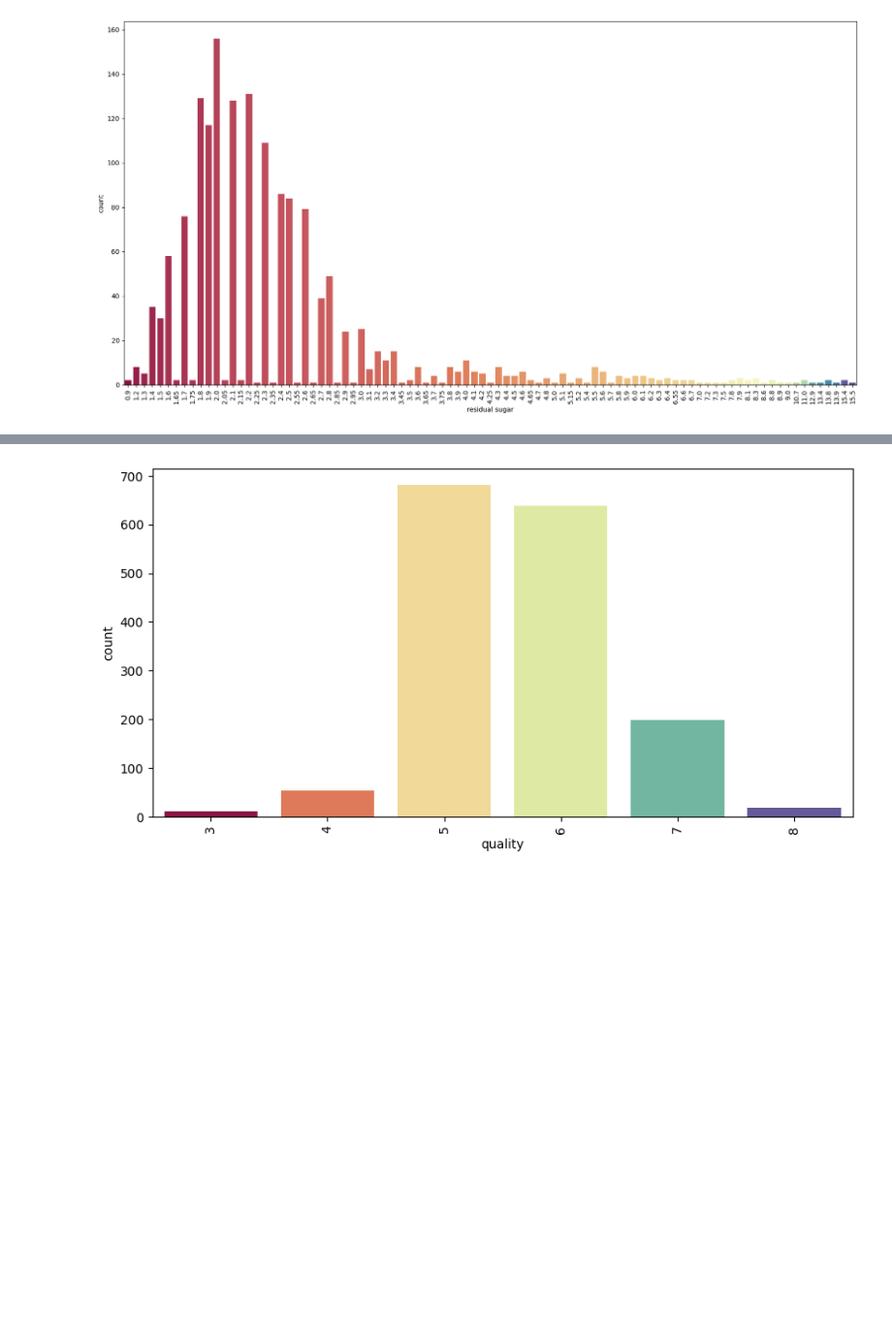
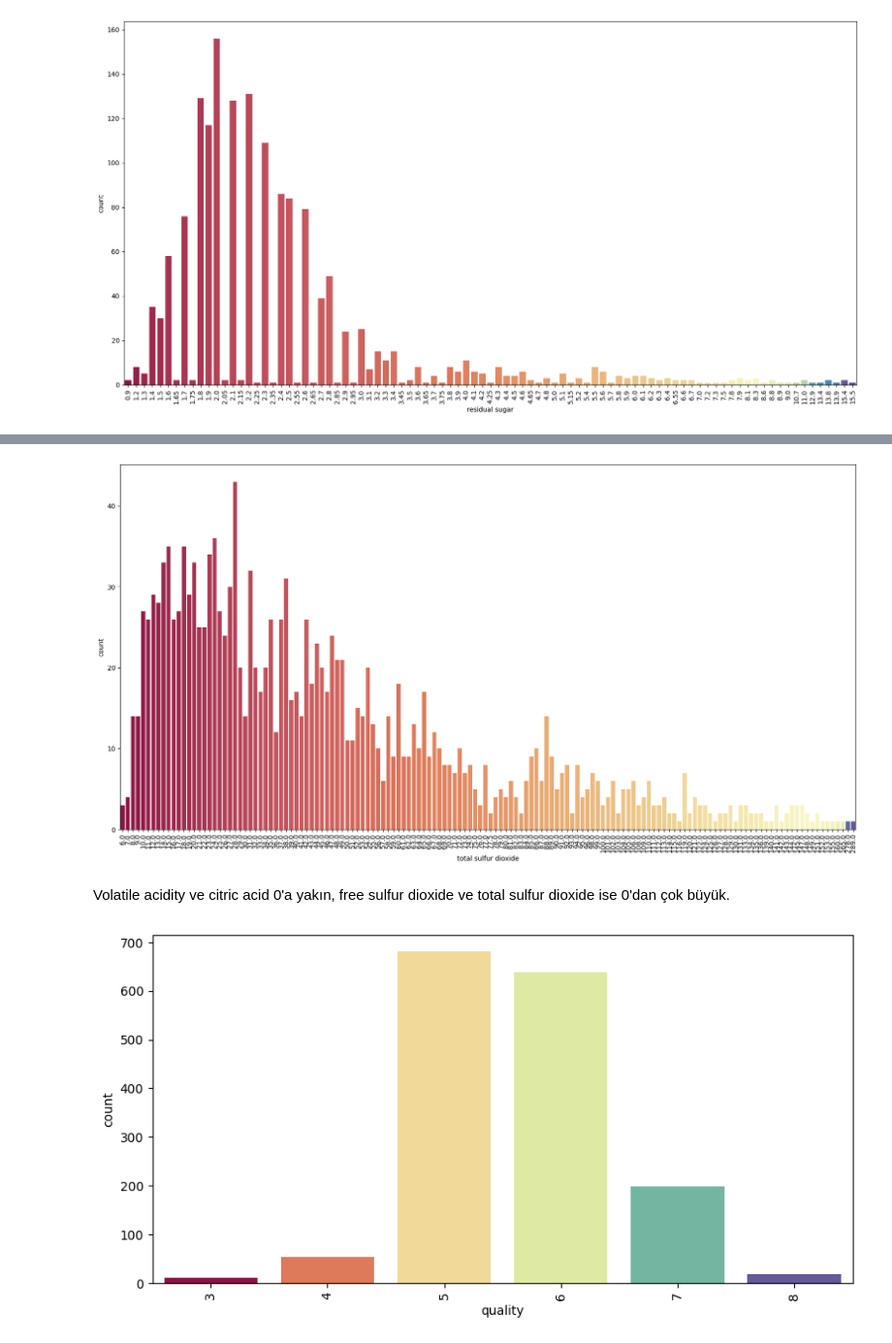
Before and after one commit to YarenAyan/Akbank-Machine-Learning-Bootcamp, a Jupyter notebook: AkbankML.ipynb, the cells around one changed output, grey strips where cells are left out. Shown at 97% size. Drawn from its saved outputs; the diff is of its cells as text; code cells hidden in the pictures; blank space fills up the shorter version.

```diff
--- a/AkbankML.ipynb
+++ b/AkbankML.ipynb
@@ -90,3 +97,12 @@ plt.show()
+# %%
+plt.figure(figsize=(20, 10))
+sns.countplot(x='total sulfur dioxide', data=data_set, hue='total sulfur dioxide', palette='Spectral', legend=False)
+plt.xticks(rotation=90)
+plt.show()
+# %% [output]
+[figure, added]
+# %% [markdown]
+Volatile acidity ve citric acid 0'a yakın, free sulfur dioxide ve total sulfur dioxide ise 0'dan çok büyük.
 # %%
 plt.figure(figsize=(10, 5))
 sns.countplot(x='quality', data=data_set, hue='quality', palette='Spectral', legend=False)
```
Also changed, not shown: parts of 9 cells of this notebook.
